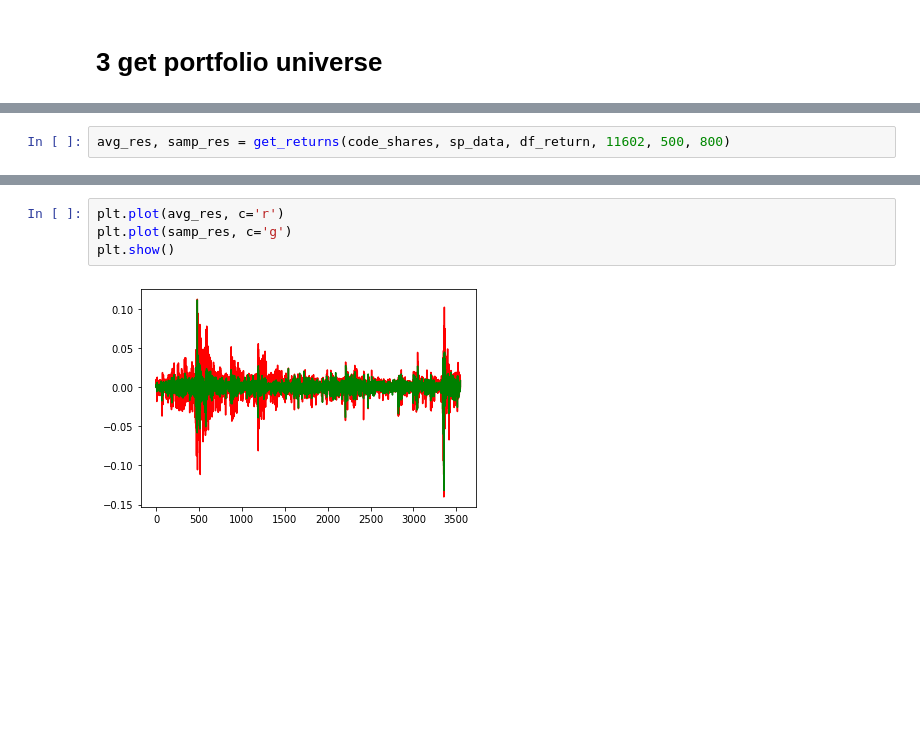
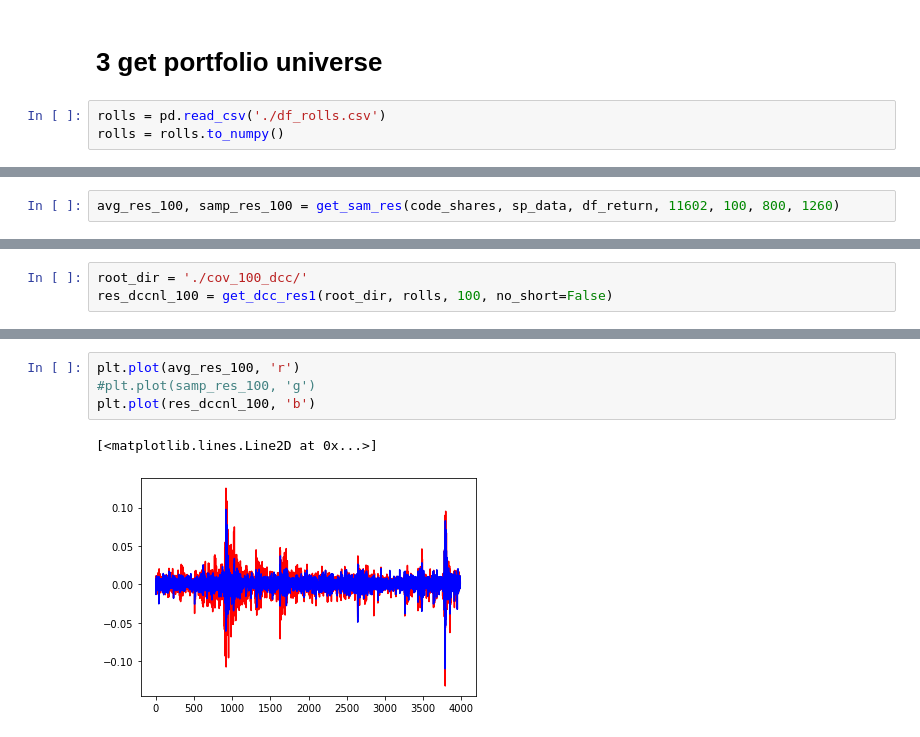
Before and after one commit to panyiming/covariance_metrics, a Jupyter notebook: data/portfolios.ipynb, the cells around one changed output, grey strips where cells are left out. Cells and saved outputs as stored; diff of their text form; blank space fills up the shorter version.

```diff
--- a/data/portfolios.ipynb
+++ b/data/portfolios.ipynb
@@ -219,2 +268,5 @@ df_rolls.to_csv('df_rolls.csv')
 # %% [markdown]
 # 3 get portfolio universe
+# %%
+rolls = pd.read_csv('./df_rolls.csv')
+rolls = rolls.to_numpy()
@@ -221,2 +275,2 @@ df_rolls.to_csv('df_rolls.csv')
 # %%
-avg_res, samp_res = get_returns(code_shares, sp_data, df_return, 11602, 500, 800)
+avg_res_100, samp_res_100 = get_sam_res(code_shares, sp_data, df_return, 11602, 100, 800, 1260)
@@ -237,0 +277,3 @@ print('|', round(AV_sam, 4), '|', round(SD_sam, 4), '|' , round(IR_sam, 4), '|')
+# %%
+root_dir = './cov_100_dcc/'
+res_dccnl_100 = get_dcc_res1(root_dir, rolls, 100, no_short=False)
@@ -238,6 +291,7 @@ print('|', round(AV_sam, 4), '|', round(SD_sam, 4), '|' , round(IR_sam, 4), '|')
 # %%
-plt.plot(avg_res, c='r')
-plt.plot(samp_res, c='g')
-plt.show()
+plt.plot(avg_res_100, 'r')
+#plt.plot(samp_res_100, 'g')
+plt.plot(res_dccnl_100, 'b')
 # %% [output]
+[<matplotlib.lines.Line2D at 0x...>]
-[figure, old version]
+[figure, new version]
```
Also changed, not shown: parts of 13 cells of this notebook.
